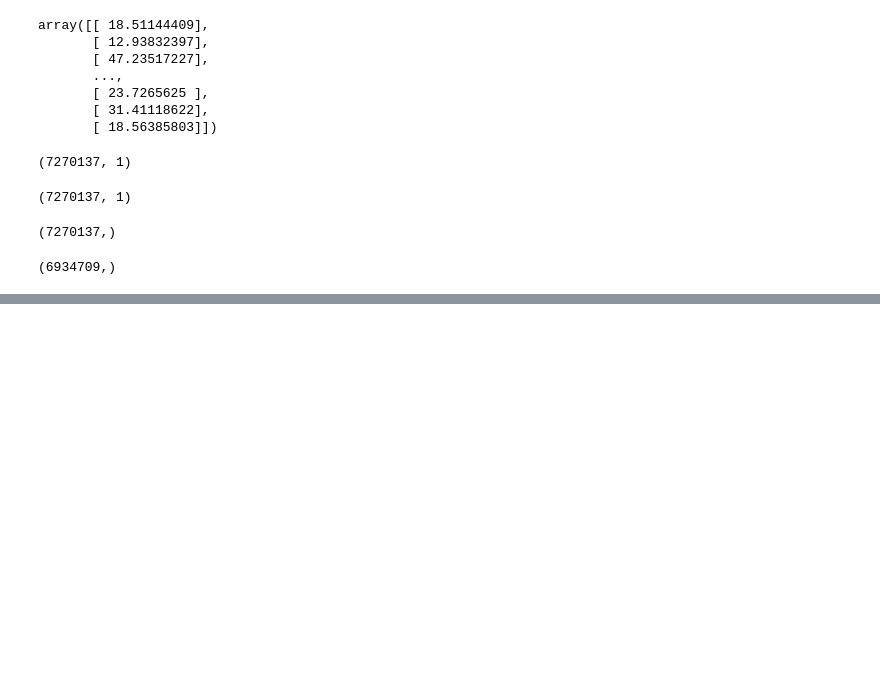
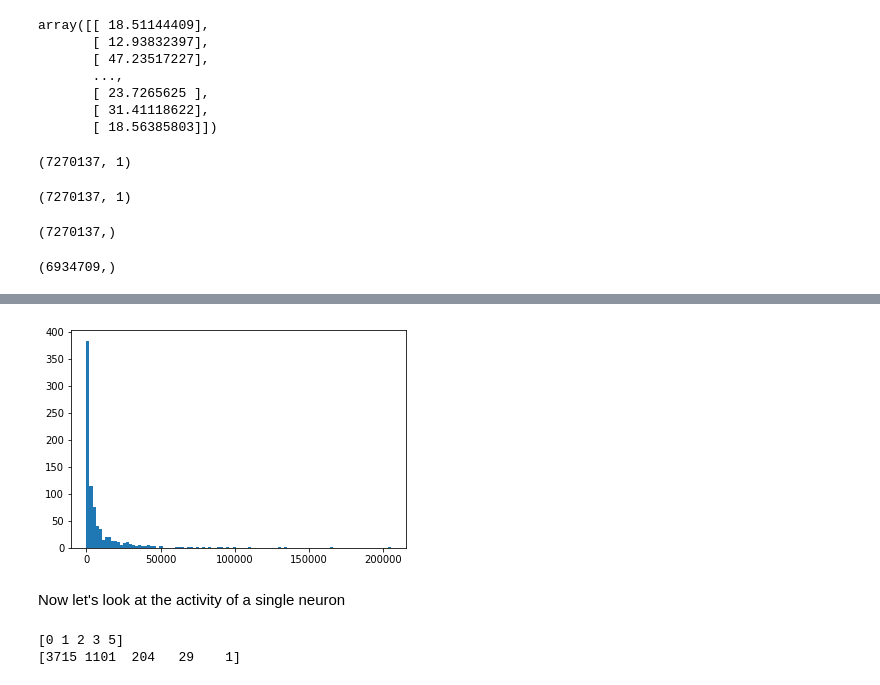
Before and after one commit to jeliason/ds_practice, a Jupyter notebook: neuro/cortexlab-2array/cortexlab-eda.ipynb, the cells around one changed output, grey strips where cells are left out. Drawn from its saved outputs; the diff is of its cells as text; code cells hidden in the pictures; blank space fills up the shorter version.

```diff
--- a/neuro/cortexlab-2array/cortexlab-eda.ipynb
+++ b/neuro/cortexlab-2array/cortexlab-eda.ipynb
@@ -84,0 +126,6 @@ dtype: int64
+# %%
+_=plt.hist(total_spk,bins=100)
+# %% [output]
+[figure, added]
+# %% [markdown]
+Now let's look at the activity of a single neuron
@@ -84,0 +137,6 @@ dtype: int64
+# %%
+print unique
+print counts
+# %% [output]
+[0 1 2 3 5]
+[3715 1101  204   29    1]
```
Also changed, not shown: parts of 41 cells of this notebook.
